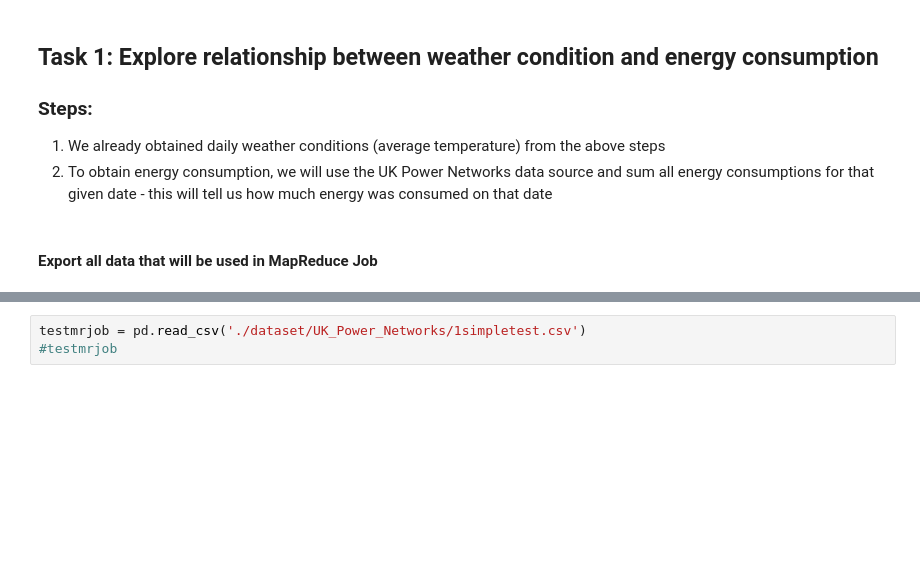
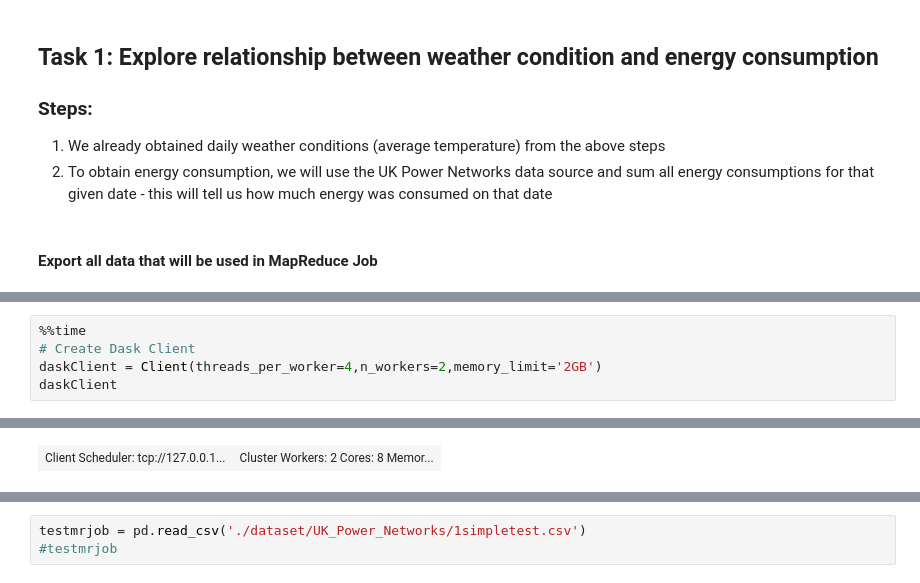
Before and after one commit to 93ramadan/uob-bdsa603-practice2, a Jupyter notebook: 20113798.ipynb, the cells around one changed output, grey strips where cells are left out. Drawn from its saved outputs; the diff is of its cells as text; blank space fills up the shorter version.

```diff
--- a/20113798.ipynb
+++ b/20113798.ipynb
@@ -282,0 +267,6 @@ Wall time: 17.4 ms
+# %%
+%%time
+# Create Dask Client
+daskClient = Client(threads_per_worker=4,n_workers=2,memory_limit='2GB')
+daskClient
+# %% [output]
@@ -282,0 +274 @@ Wall time: 17.4 ms
+| Client Scheduler: tcp://127.0.0.1... | Cluster Workers: 2 Cores: 8 Memor... |
```
Also changed, not shown: parts of 31 cells of this notebook, 17 other files.
